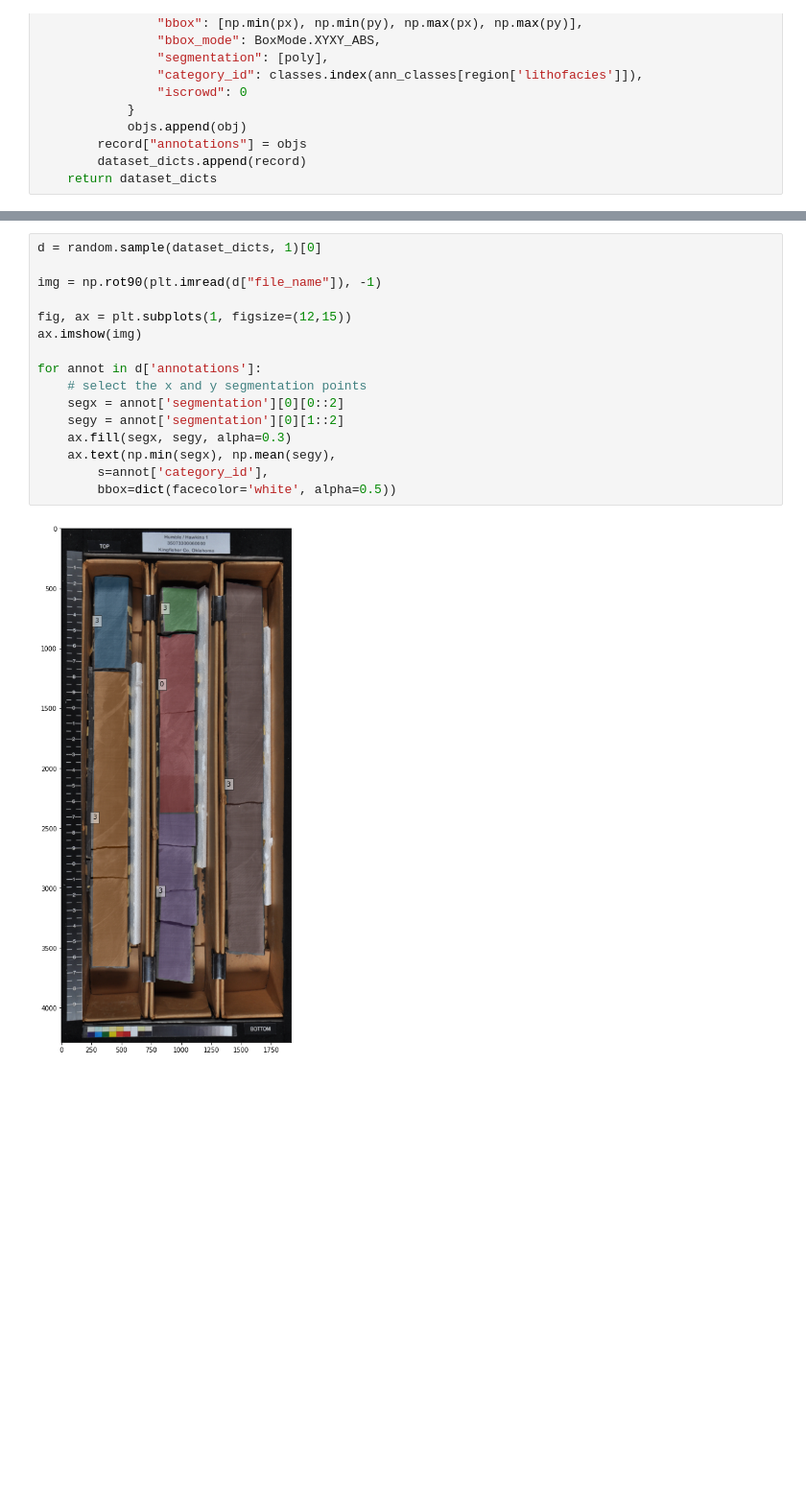
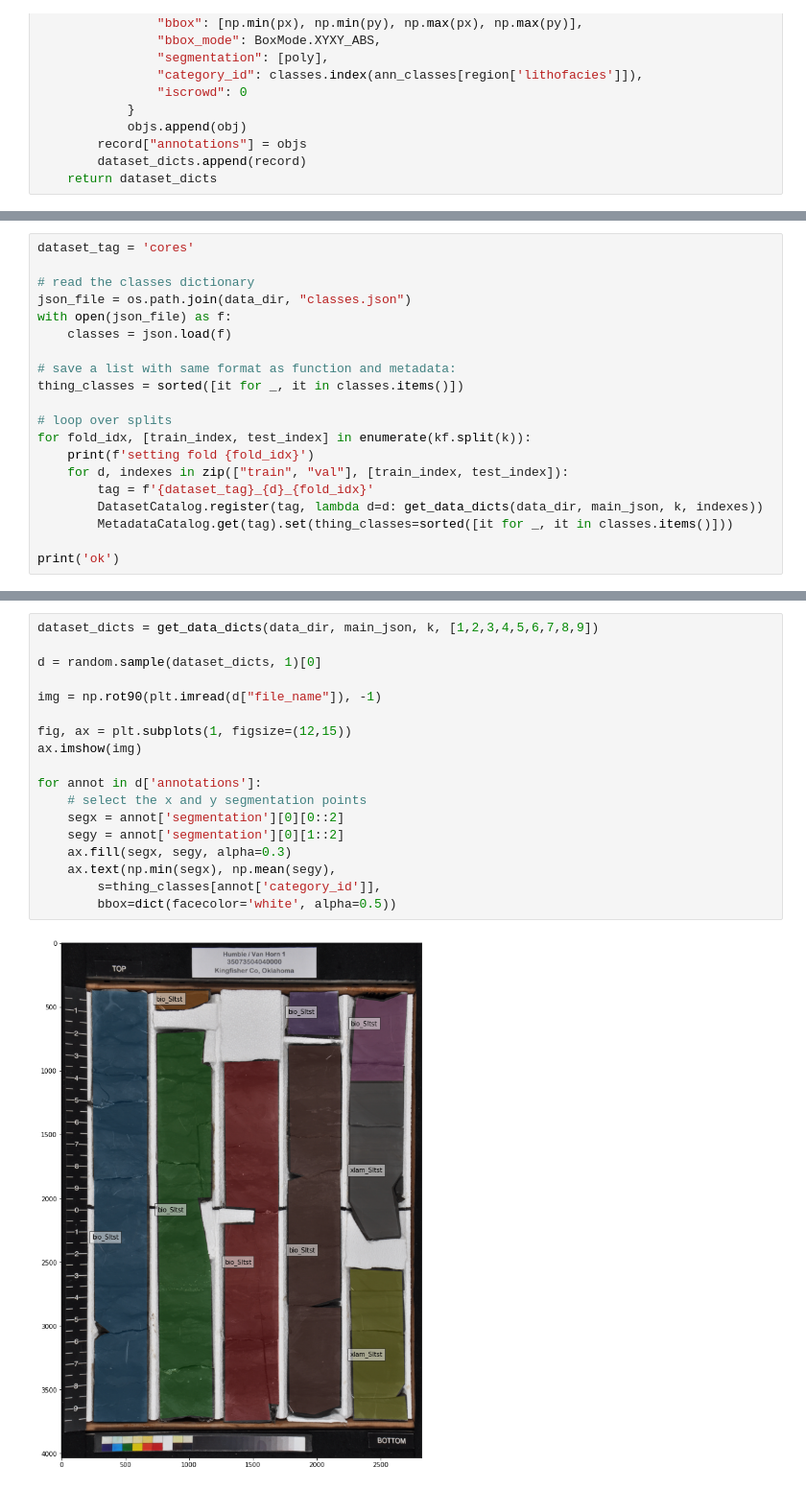
Before and after one commit to raplima/2020_cores_auto, a Jupyter notebook: pyscripts/experiment.ipynb, the cells around one changed output, grey strips where cells are left out. Shown: that part at 96% size. Cells and saved outputs as stored; diff of their text form; blank space fills up the shorter version.

Commit message:
update: dataset kfold split

```diff
--- a/pyscripts/experiment.ipynb
+++ b/pyscripts/experiment.ipynb
@@ -125,0 +118,20 @@ dataset_dicts = get_data_dicts(data_dir, main_json, k, train_index)
+# %%
+dataset_tag = 'cores'
+
+# read the classes dictionary
+json_file = os.path.join(data_dir, "classes.json")
+with open(json_file) as f:
+    classes = json.load(f)
+
+# save a list with same format as function and metadata:
+thing_classes = sorted([it for _, it in classes.items()])
+
+# loop over splits
+for fold_idx, [train_index, test_index] in enumerate(kf.split(k)):
+    print(f'setting fold {fold_idx}')
+    for d, indexes in zip(["train", "val"], [train_index, test_index]):
+        tag = f'{dataset_tag}_{d}_{fold_idx}'
+        DatasetCatalog.register(tag, lambda d=d: get_data_dicts(data_dir, main_json, k, indexes))
+        MetadataCatalog.get(tag).set(thing_classes=sorted([it for _, it in classes.items()]))
+
+print('ok')
@@ -126,18 +145,20 @@ dataset_dicts = get_data_dicts(data_dir, main_json, k, train_index)
 # %%
+dataset_dicts = get_data_dicts(data_dir, main_json, k, [1,2,3,4,5,6,7,8,9])
+
 d = random.sample(dataset_dicts, 1)[0]
 
 img = np.rot90(plt.imread(d["file_name"]), -1)
 
 fig, ax = plt.subplots(1, figsize=(12,15))
 ax.imshow(img)
 
 for annot in d['annotations']:
     # select the x and y segmentation points
     segx = annot['segmentation'][0][0::2]
     segy = annot['segmentation'][0][1::2]
     ax.fill(segx, segy, alpha=0.3)
     ax.text(np.min(segx), np.mean(segy),
-        s=annot['category_id'],
+        s=thing_classes[annot['category_id']],
         bbox=dict(facecolor='white', alpha=0.5))
 # %% [output]
-[figure, old version]
+[figure, new version]
```
Also changed, not shown: parts of 6 cells of this notebook.
